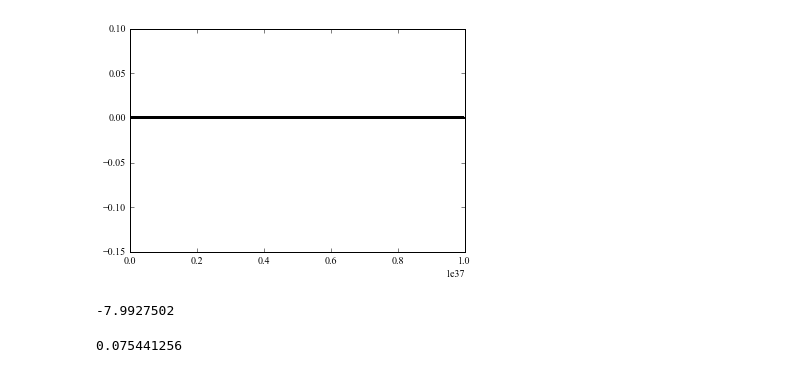
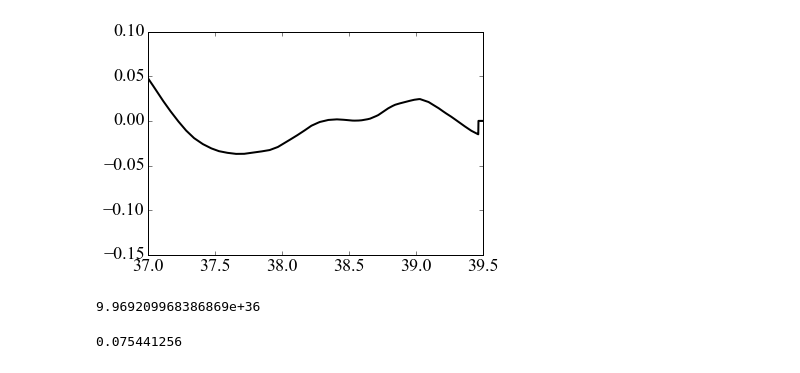
Before and after one commit to socib/SOCIB_plots, a Jupyter notebook: Missions/Abacus/plot_abacus_SeaLevel40Hz.ipynb, the cells around one changed output. Drawn from its saved outputs; the diff is of its cells as text; code cells hidden in the pictures.

Commit message:
plots for missions

```diff
--- a/Missions/Abacus/plot_abacus_SeaLevel40Hz.ipynb
+++ b/Missions/Abacus/plot_abacus_SeaLevel40Hz.ipynb
@@ -77,6 +77,18 @@ def plot_latsla(lat, sla, titletext, figname):
     plt.title(titletext, fontsize=22)
     plt.savefig(figname, dpi=300)
     plt.close()
+# %%
+def plot_latsla_mdt(lat, sla, mdt, titletext, figname):
+    fig = plt.figure(figsize=(10, 10))
+    ax = fig.add_axes()
+    plt.plot(lat, sla, linewidth=0.2)
+    plt.plot(lat, mdt, linewidth=2)
+    plt.xlabel('Latitude ($^{\circ}$N)')
+    plt.ylabel('SLA\n(m)', rotation=0, ha='right')
+    plt.xlim(37.0, 39.5)
+    plt.ylim(-0.15, 0.15)
+    plt.title(titletext, fontsize=22)
+    plt.show()
 # %%
 def plot_latsla_filtered(lat, sla, filteredsla, n1, titletext, figname):
     fig = plt.figure(figsize=(10, 10))
@@ -135,10 +147,12 @@ for datafiles in datafilelist:
     cycle_number, pass_number, lon, lat, sla, slatime, sladate = readSLA40(readSLA40)
     lon, lat, sla, slatime = select_region(lon, lat, sla, slatime, lonmin, lonmax)
     titletext = create_title(sladate, cycle_number, pass_number)
-    m = createmap()
+    #m = createmap()
     #scatterplot_sla(m, lon, lat, sla, titletext, figname1)
-    filteredsla, delay, n1 = apply_filter(sla)
-    plot_latsla(lat, sla, titletext, figname2)
-    plot_latsla_filtered(lat, sla, filteredsla, n1, titletext, figname3)
+    #filteredsla, delay, n1 = apply_filter(sla)
+    #plot_latsla(lat, sla, titletext, figname2)
+    #plot_latsla_filtered(lat, sla, filteredsla, n1, titletext, figname3)
+    MDTinterp, lonMDT, latMDT, MDT = extractMDT(mdtfile, lon, lat)
+    plot_latsla_mdt(lat, sla, MDTinterp, titletext, ' ')
 # %% [output]
 Working on /data_local/DataOceano/AVISO/ABACUS/PEACHI_ClipSLA_40Hz_C0016_P0773.nc
@@ -147,13 +164,16 @@ Working on /data_local/DataOceano/AVISO/ABACUS/PEACHI_ClipSLA_40Hz_C0019_P0229.n
 # %%
 MDTinterp, lonMDT, latMDT, MDT = extractMDT(mdtfile, lon, lat)
+lat = np.ma.masked_outside(lat, 35.0, 45.)
 plt.plot(lat, MDTinterp)
+plt.xlim(37., 39.5)
 plt.show()
 # %% [output]
-[figure, old version]
+[figure, new version]
-# %%
-MDTinterp.min()
-# %% [output]
--7.9927502
+# %%
+lat.min()
+lat.max()
+# %% [output]
+9.969209968386869e+36
 # %%
 MDTinterp.max()
 # %% [output]
```
Also changed, not shown: parts of 1 cell of this notebook, 3 other files.
